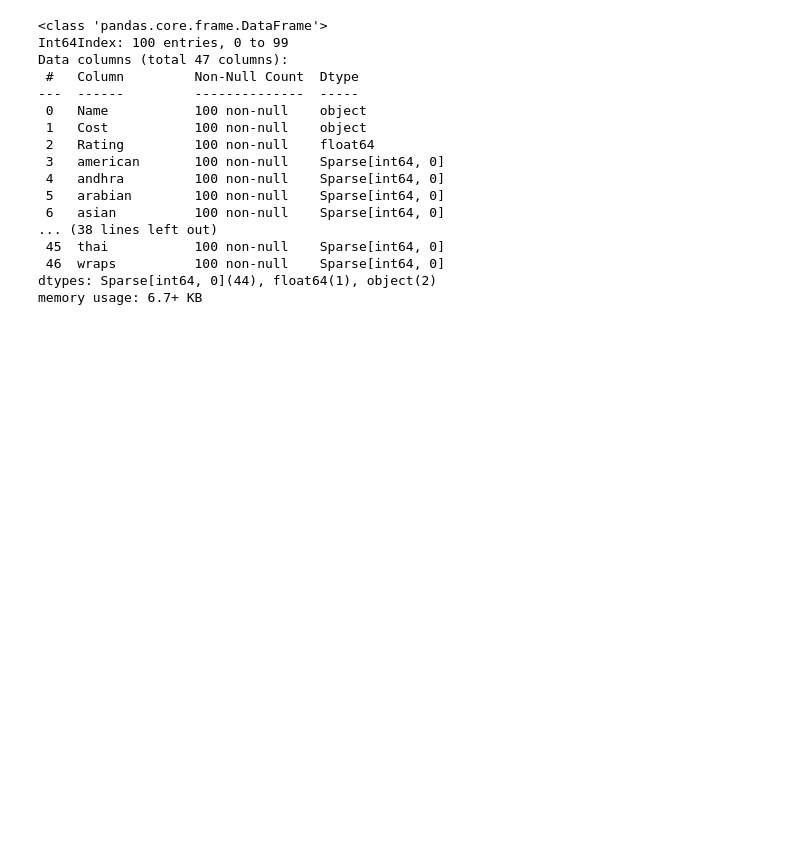
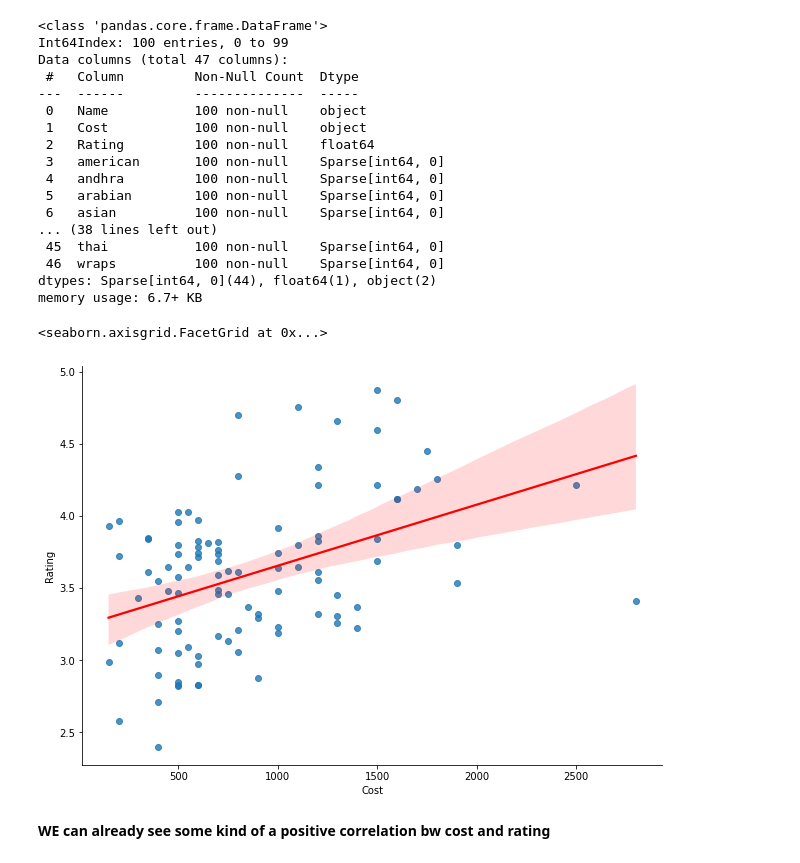
Before and after one commit to rohit-1026/Zomato-Restaurant-Clustering-and-Sentiment-Analysis, a Jupyter notebook: ZOMATO_RESTAURANT_CLUSTERING_AND_SENTIMENT_ANALYSIS.ipynb, the cells around one changed output. Cells and saved outputs as stored; diff of their text form; code cells hidden in the pictures; blank space fills up the shorter version.

```diff
--- a/ZOMATO_RESTAURANT_CLUSTERING_AND_SENTIMENT_ANALYSIS.ipynb
+++ b/ZOMATO_RESTAURANT_CLUSTERING_AND_SENTIMENT_ANALYSIS.ipynb
@@ -1202,3 +1202,14 @@ Data columns (total 47 columns):
  46  wraps          100 non-null    Sparse[int64, 0]
 dtypes: Sparse[int64, 0](44), float64(1), object(2)
 memory usage: 6.7+ KB
+# %%
+df_cluster['Cost']= df_cluster['Cost'].str.replace(',','')
+# %%
+df_cluster['Cost']= df_cluster['Cost'].astype('float')
+# %%
+sns.lmplot(y='Rating',x='Cost',data=df_cluster,line_kws={'color' :'red'},height=6.27, aspect=11.7/8.27)
+# %% [output]
+<seaborn.axisgrid.FacetGrid at 0x...>
+[figure, added]
+# %% [markdown]
+**WE can already see some kind of a positive correlation bw cost and rating**
```
Also changed, not shown: parts of 25 cells of this notebook.
